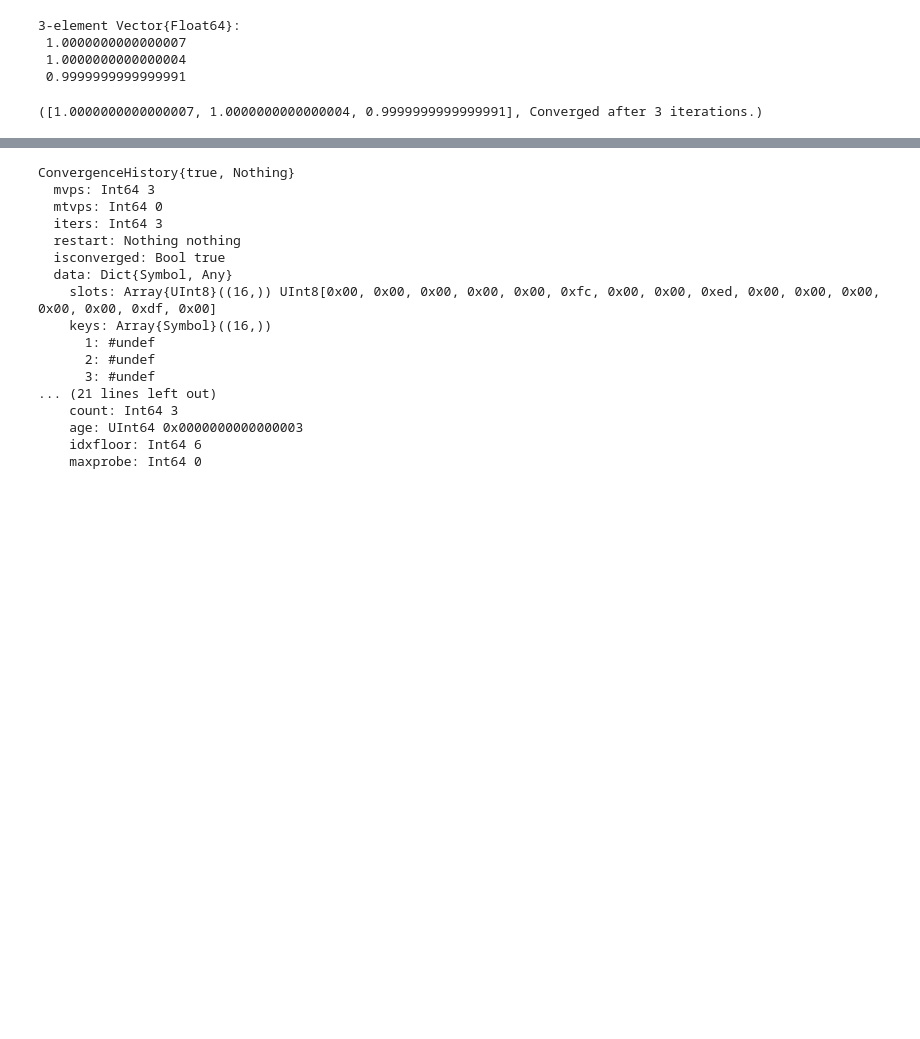
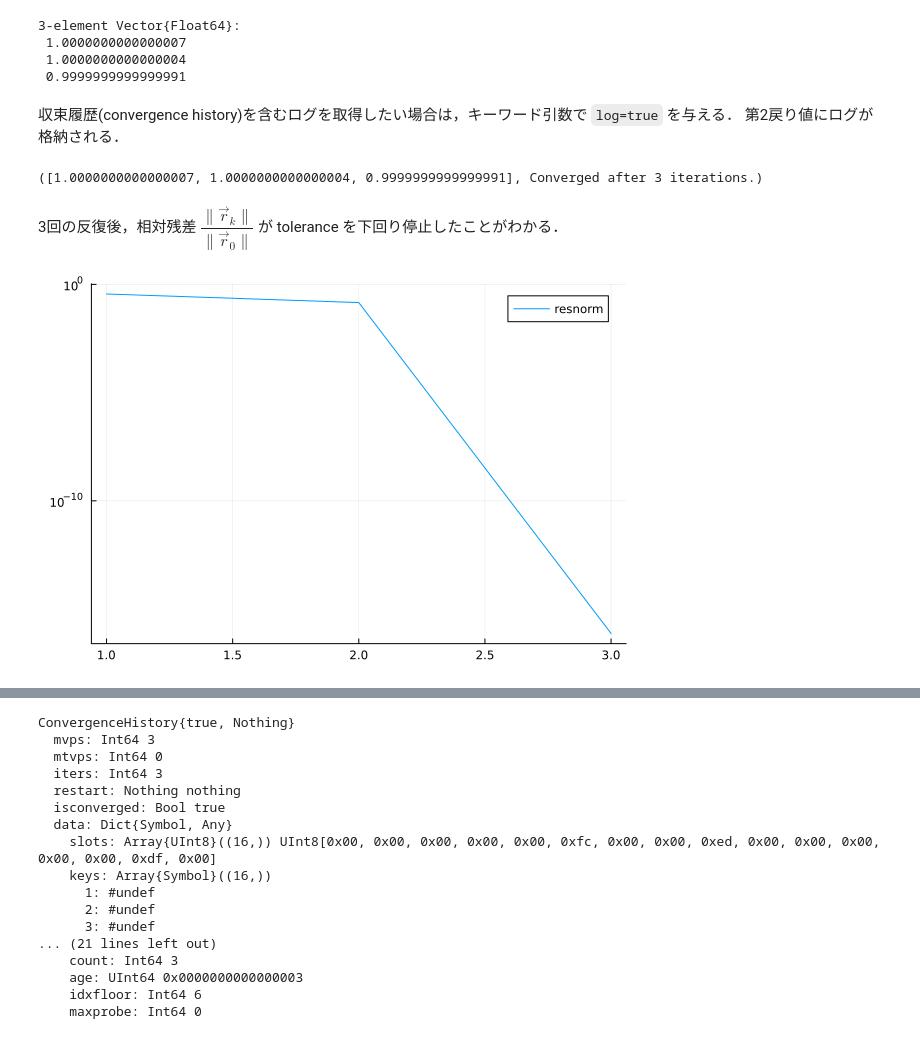
Before and after one commit to ioikawa/NumericalAnalysis, a Jupyter notebook: SLE_CGmethod.ipynb, the cells around one changed output, grey strips where cells are left out. Drawn from its saved outputs; the diff is of its cells as text; code cells hidden in the pictures; blank space fills up the shorter version.

```diff
--- a/SLE_CGmethod.ipynb
+++ b/SLE_CGmethod.ipynb
@@ -63,10 +69,15 @@ x = [1.000000000000001, 1.0000000000000009, 0.9999999999999999]
 #]add IterativeSolvers
 # %%
 using IterativeSolvers
-x = cg(A,b)
+A = Float64[3 -1 2; -1 4 1; 2 1 3]
+b = Float64[4, 4, 6]
+x = cg(A,b)  # CG法
 # %% [output]
 3-element Vector{Float64}:
  1.0000000000000007
  1.0000000000000004
  0.9999999999999991
+# %% [markdown]
+収束履歴(convergence history)を含むログを取得したい場合は，キーワード引数で `log=true` を与える．
+第2戻り値にログが格納される．
 # %%
@@ -74,3 +84,10 @@ x = cg(A,b)
 x,ch = cg(A,b,log=true)
 # %% [output]
 ([1.0000000000000007, 1.0000000000000004, 0.9999999999999991], Converged after 3 iterations.)
+# %% [markdown]
+3回の反復後，相対残差 $\dfrac{\|\vec{r}_k\|}{\|\vec{r}_0\|}$ が tolerance を下回り停止したことがわかる．
+# %%
+using Plots
+plot(ch, yaxis=:log)  # y軸はlog-scale
+# %% [output]
+[figure, added]
```
Also changed, not shown: parts of 9 cells of this notebook.
